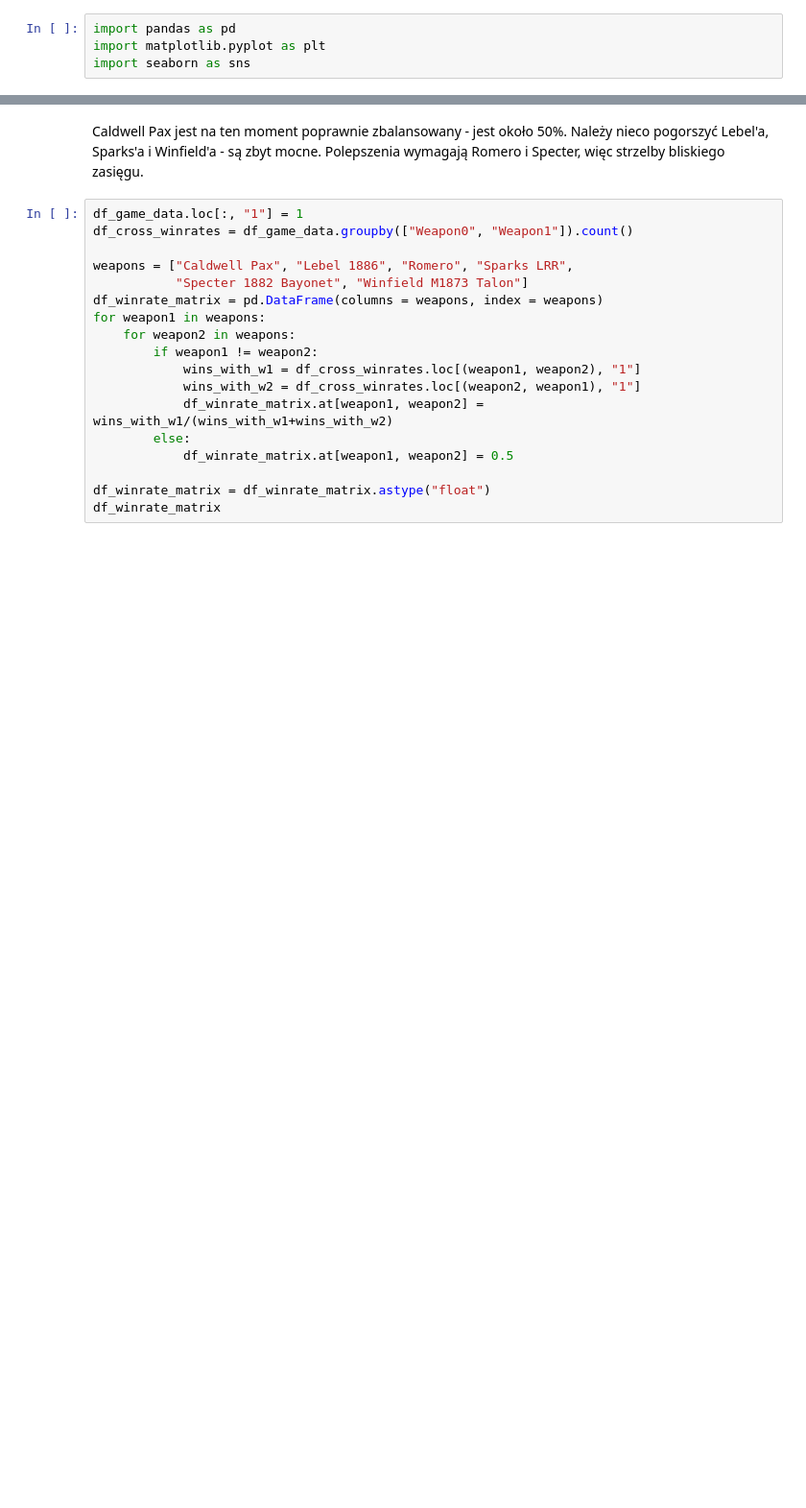
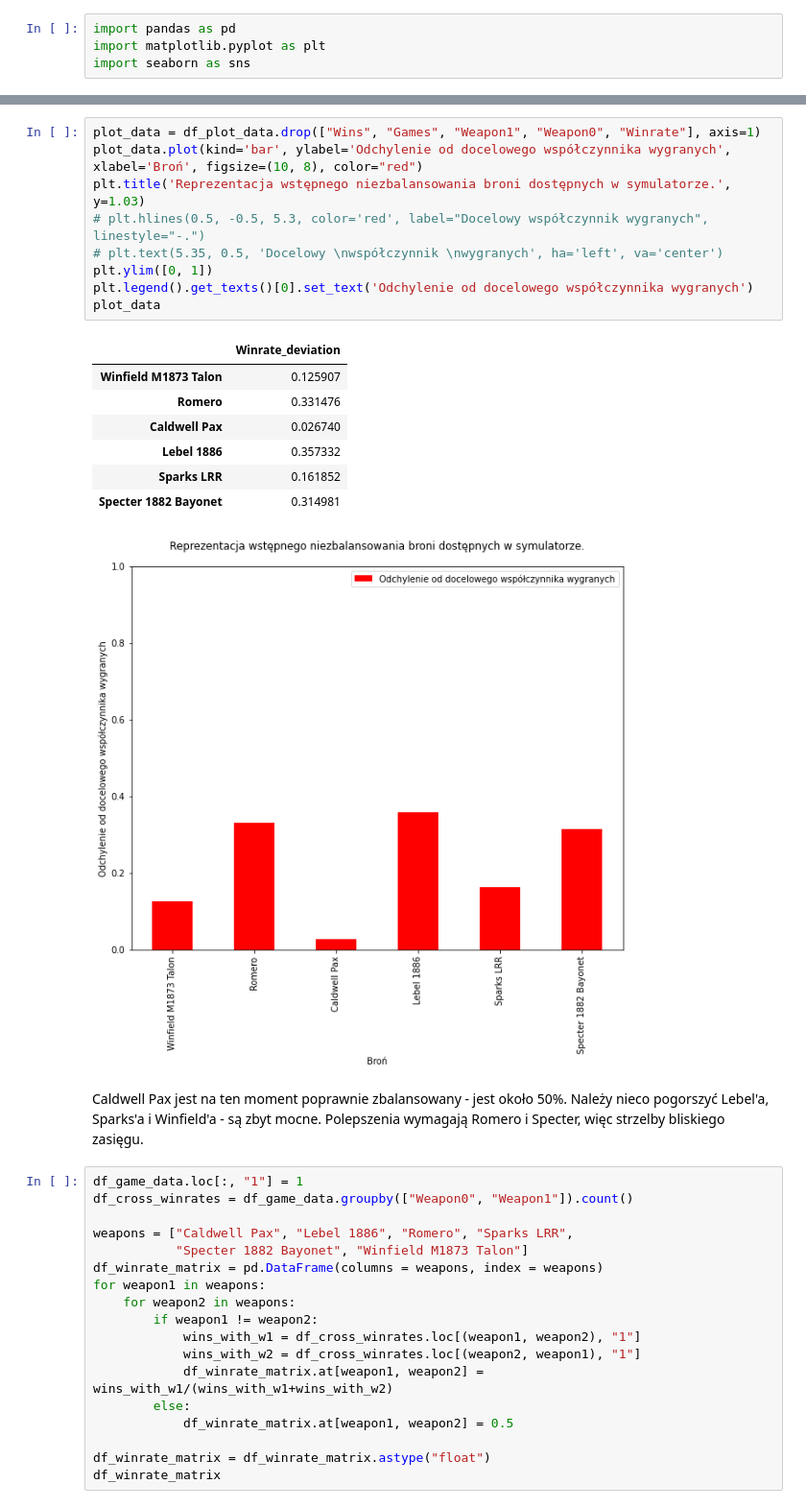
Before and after one commit to MilkSilk/masters_thesis, a Jupyter notebook: game_balance/src/ai/data_exploration.ipynb, the cells around one changed output, grey strips where cells are left out. Shown at 96% size. Drawn from its saved outputs; the diff is of its cells as text; blank space fills up the shorter version.

```diff
--- a/game_balance/src/ai/data_exploration.ipynb
+++ b/game_balance/src/ai/data_exploration.ipynb
@@ -102,3 +112,21 @@ plot_data
+# %%
+plot_data = df_plot_data.drop(["Wins", "Games", "Weapon1", "Weapon0", "Winrate"], axis=1)
+plot_data.plot(kind='bar', ylabel='Odchylenie od docelowego współczynnika wygranych', xlabel='Broń', figsize=(10, 8), color="red")
+plt.title('Reprezentacja wstępnego niezbalansowania broni dostępnych w symulatorze.', y=1.03)
+# plt.hlines(0.5, -0.5, 5.3, color='red', label="Docelowy współczynnik wygranych", linestyle="-.")
+# plt.text(5.35, 0.5, 'Docelowy \nwspółczynnik \nwygranych', ha='left', va='center')
+plt.ylim([0, 1])
+plt.legend().get_texts()[0].set_text('Odchylenie od docelowego współczynnika wygranych')
+plot_data
+# %% [output]
+|  | Winrate_deviation |
+| Winfield M1873 Talon | 0.125907 |
+| Romero | 0.331476 |
+| Caldwell Pax | 0.026740 |
+| Lebel 1886 | 0.357332 |
+| Sparks LRR | 0.161852 |
+| Specter 1882 Bayonet | 0.314981 |
+[figure, added]
 # %% [markdown]
 Caldwell Pax jest na ten moment poprawnie zbalansowany - jest około 50%. Należy nieco pogorszyć Lebel'a, Sparks'a i Winfield'a - są zbyt mocne. Polepszenia wymagają Romero i Specter, więc strzelby bliskiego zasięgu.
 # %%
```
Also changed, not shown: parts of 8 cells of this notebook.
